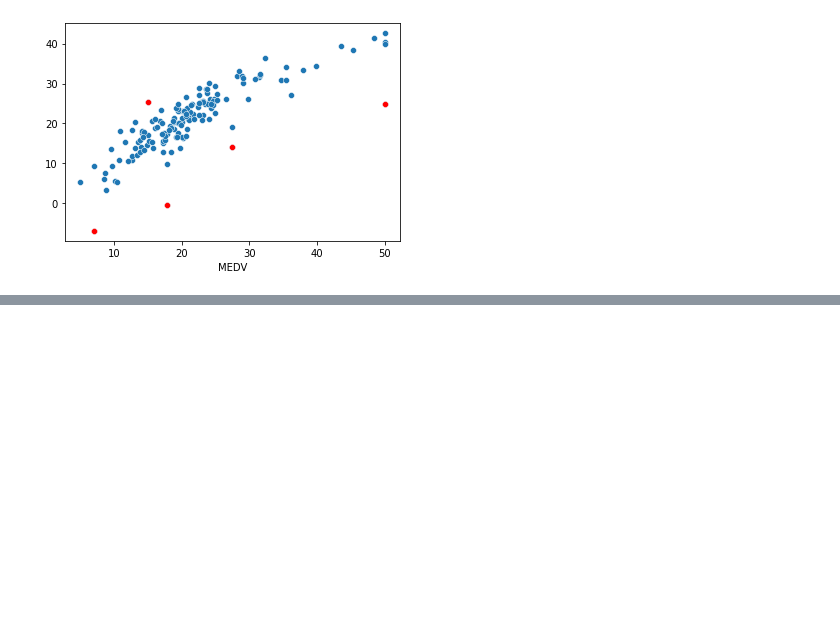
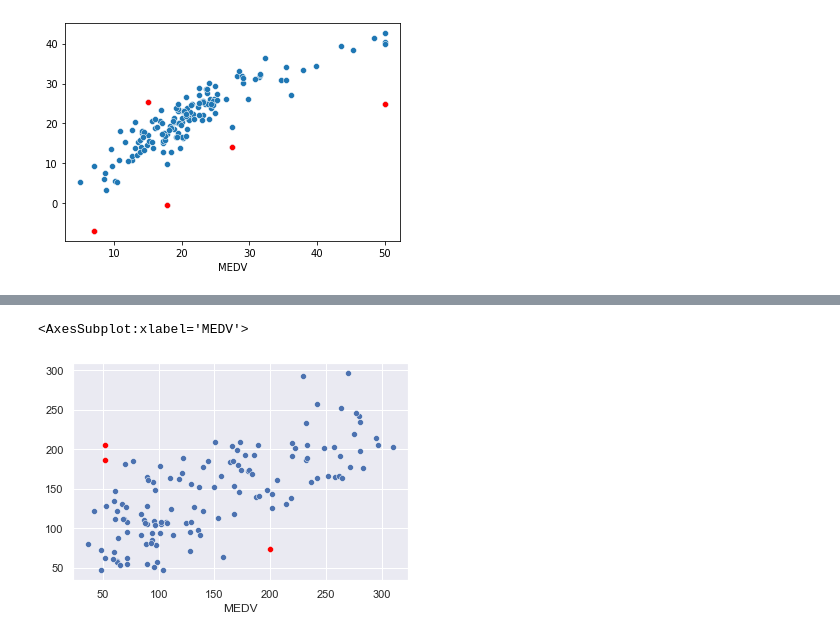
Before and after one commit to leeran7/data-science-class, a Jupyter notebook: 4-7.ipynb, the cells around one changed output, grey strips where cells are left out. Drawn from its saved outputs; the diff is of its cells as text; code cells hidden in the pictures; blank space fills up the shorter version.

```diff
--- a/4-7.ipynb
+++ b/4-7.ipynb
@@ -224,0 +262,4 @@ sns.scatterplot(worst, y_pred_test[test], color='red')
+# %%
+df = pd.DataFrame(diabetes['data'])
+df.columns = diabetes['feature_names']
+df
@@ -224,0 +280,22 @@ sns.scatterplot(worst, y_pred_test[test], color='red')
+# %%
+df['MEDV'] = diabetes['target']
+x = df.drop(['MEDV'], axis = 1)
+y = df['MEDV']
+X_train, X_test, Y_train, Y_test = train_test_split(x,y, test_size = .3, random_state=42)
+# %%
+lm = LinearRegression()
+# %%
+lm.fit(X_train, Y_train)
+y_pred_test = lm.predict(X_test)
+y_pred_train = lm.predict(X_train)
+# %%
+residuals = abs(Y_test - y_pred_test)
+residuals.nlargest(3)
+indexes = list(residuals.nlargest(3).index)
+worst = Y_test[indexes]
+test = [Y_test.index.get_loc(x) for x in indexes]
+sns.scatterplot(Y_test, y_pred_test)
+sns.scatterplot(worst, y_pred_test[test], color='red')
+# %% [output]
+<AxesSubplot:xlabel='MEDV'>
+[figure, added]
```
Also changed, not shown: parts of 5 cells of this notebook, 8 other files.
